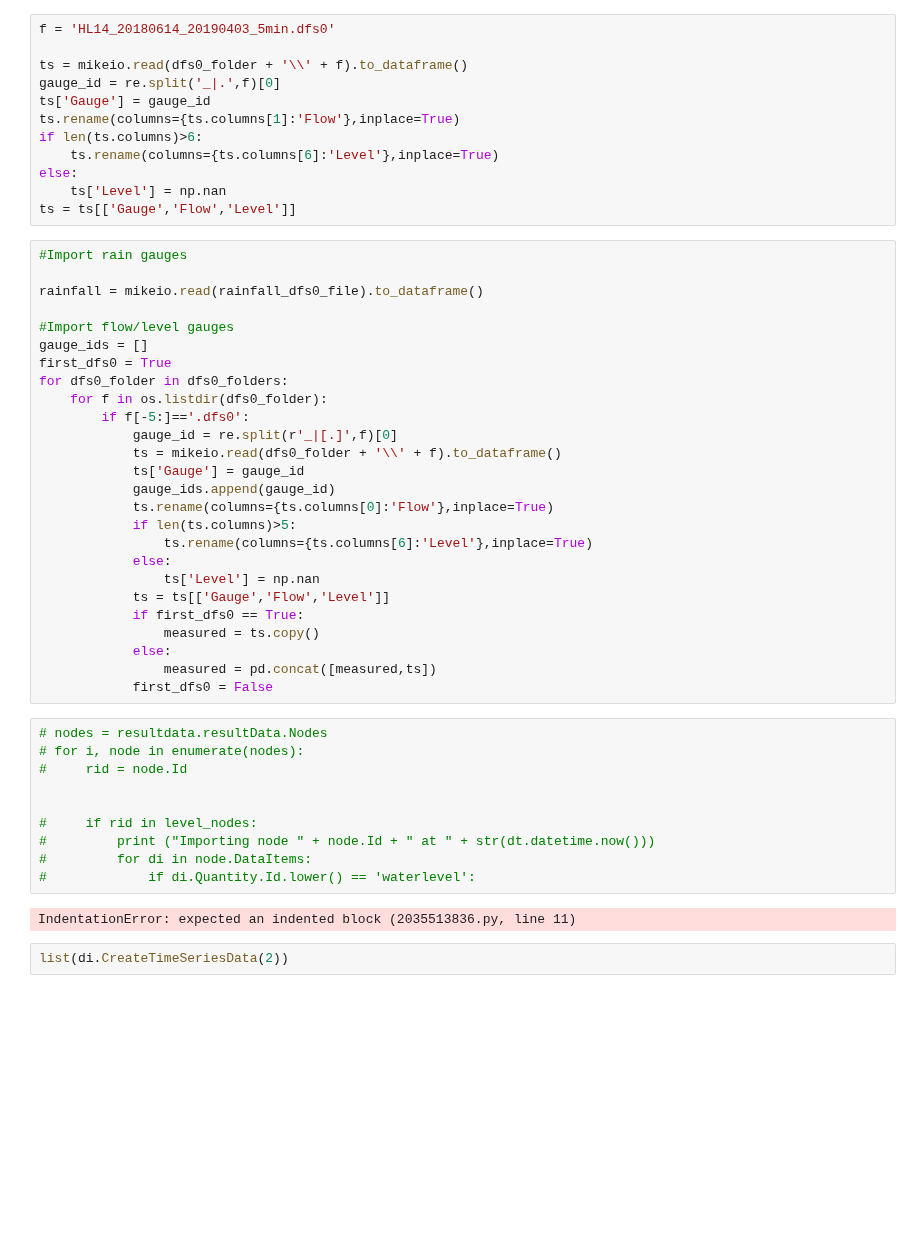
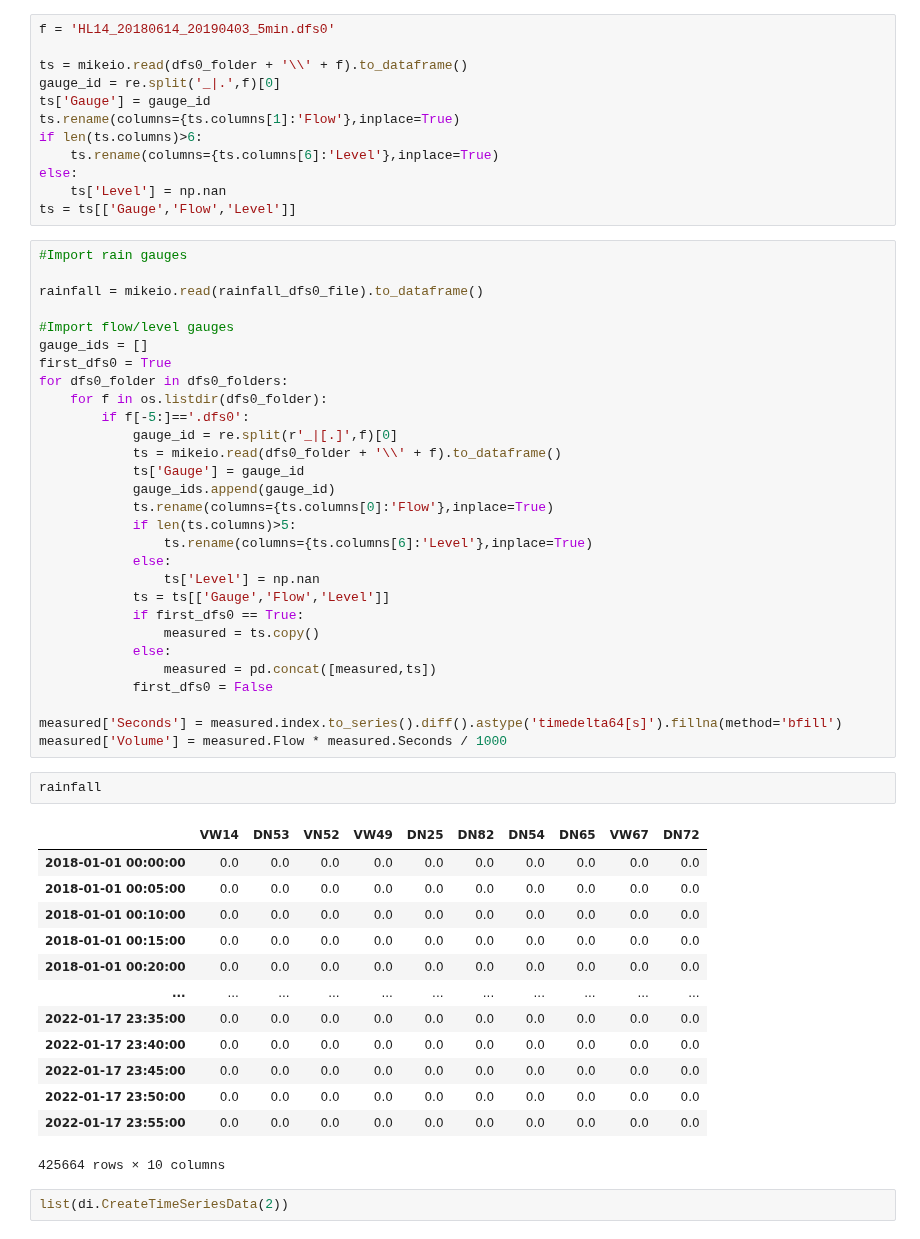
Before and after one commit to henriklocke/Calibration, a Jupyter notebook: Calibration.ipynb, the cells around one changed output. Drawn from its saved outputs; the diff is of its cells as text; blank space fills up the shorter version.

Commit message:
Add files via upload
Added volume calculation

```diff
--- a/Calibration.ipynb
+++ b/Calibration.ipynb
@@ -298,18 +298,25 @@ for dfs0_folder in dfs0_folders:
             else:
                 measured = pd.concat([measured,ts])
             first_dfs0 = False
+
+measured['Seconds'] = measured.index.to_series().diff().astype('timedelta64[s]').fillna(method='bfill')
+measured['Volume'] = measured.Flow * measured.Seconds / 1000
 # %%
-# nodes = resultdata.resultData.Nodes
-# for i, node in enumerate(nodes):
-#     rid = node.Id
-
-
-#     if rid in level_nodes:
-#         print ("Importing node " + node.Id + " at " + str(dt.datetime.now()))
-#         for di in node.DataItems:
-#             if di.Quantity.Id.lower() == 'waterlevel':
+rainfall
 # %% [output]
+|  | VW14 | DN53 | VN52 | VW49 | DN25 | DN82 | DN54 | DN65 | VW67 | DN72 |
+| 2018-01-01 00:00:00 | 0.0 | 0.0 | 0.0 | 0.0 | 0.0 | 0.0 | 0.0 | 0.0 | 0.0 | 0.0 |
+| 2018-01-01 00:05:00 | 0.0 | 0.0 | 0.0 | 0.0 | 0.0 | 0.0 | 0.0 | 0.0 | 0.0 | 0.0 |
+| 2018-01-01 00:10:00 | 0.0 | 0.0 | 0.0 | 0.0 | 0.0 | 0.0 | 0.0 | 0.0 | 0.0 | 0.0 |
+| 2018-01-01 00:15:00 | 0.0 | 0.0 | 0.0 | 0.0 | 0.0 | 0.0 | 0.0 | 0.0 | 0.0 | 0.0 |
+| 2018-01-01 00:20:00 | 0.0 | 0.0 | 0.0 | 0.0 | 0.0 | 0.0 | 0.0 | 0.0 | 0.0 | 0.0 |
+| ... | ... | ... | ... | ... | ... | ... | ... | ... | ... | ... |
+| 2022-01-17 23:35:00 | 0.0 | 0.0 | 0.0 | 0.0 | 0.0 | 0.0 | 0.0 | 0.0 | 0.0 | 0.0 |
+| 2022-01-17 23:40:00 | 0.0 | 0.0 | 0.0 | 0.0 | 0.0 | 0.0 | 0.0 | 0.0 | 0.0 | 0.0 |
+| 2022-01-17 23:45:00 | 0.0 | 0.0 | 0.0 | 0.0 | 0.0 | 0.0 | 0.0 | 0.0 | 0.0 | 0.0 |
+| 2022-01-17 23:50:00 | 0.0 | 0.0 | 0.0 | 0.0 | 0.0 | 0.0 | 0.0 | 0.0 | 0.0 | 0.0 |
+| 2022-01-17 23:55:00 | 0.0 | 0.0 | 0.0 | 0.0 | 0.0 | 0.0 | 0.0 | 0.0 | 0.0 | 0.0 |
-IndentationError: expected an indented block (2035513836.py, line 11)
+425664 rows × 10 columns
 # %%
 list(di.CreateTimeSeriesData(2))
 # %% [output]
```
Also changed, not shown: parts of 26 cells of this notebook.
